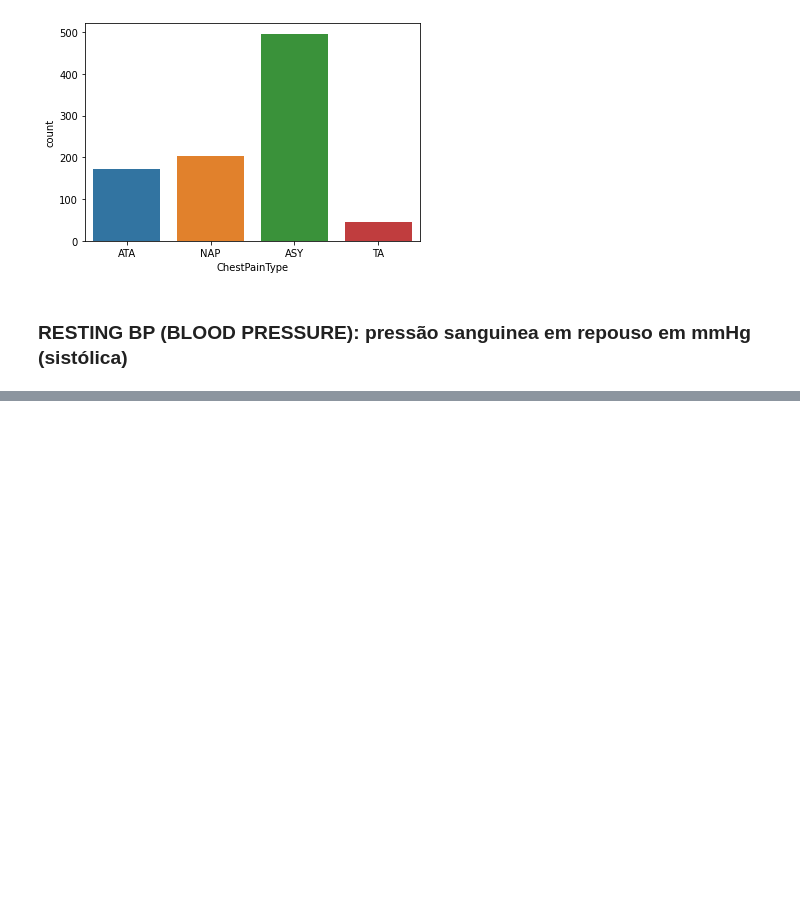
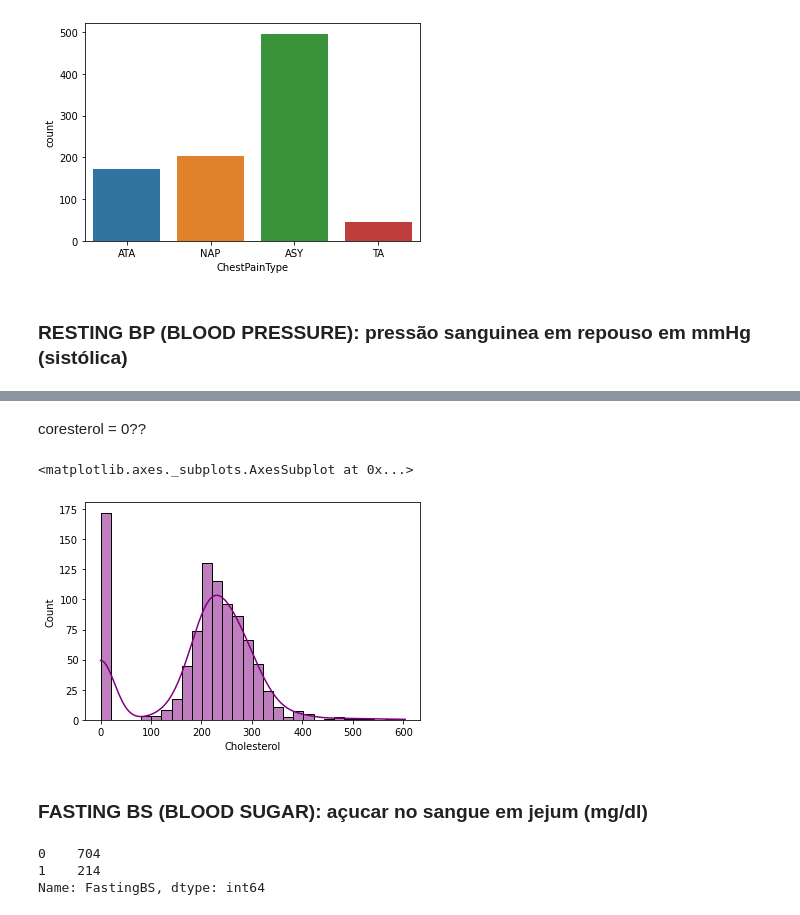
Before and after one commit to twsyas/machine_learning-course, a Jupyter notebook: tratamentoeclass.ipynb, the cells around one changed output, grey strips where cells are left out. Drawn from its saved outputs; the diff is of its cells as text; code cells hidden in the pictures; blank space fills up the shorter version.

```diff
--- a/tratamentoeclass.ipynb
+++ b/tratamentoeclass.ipynb
@@ -138,0 +176,15 @@ sns.countplot(data = data, x = 'ChestPainType')
+# %% [markdown]
+coresterol = 0??
+# %%
+sns.histplot(data, x = 'Cholesterol', bins = 30, color = 'purple', kde = True, stat = "count")
+# %% [output]
+<matplotlib.axes._subplots.AxesSubplot at 0x...>
+[figure, added]
+# %% [markdown]
+### FASTING BS (BLOOD SUGAR): açucar no sangue em jejum (mg/dl)
+# %%
+data.FastingBS.value_counts().sort_index() #0: <120mg/dl - não diabéticos; 1: >120 mg/dl - diabéticos | variável categorica ordinal
+# %% [output]
+0    704
+1    214
+Name: FastingBS, dtype: int64
```
Also changed, not shown: parts of 15 cells of this notebook.
